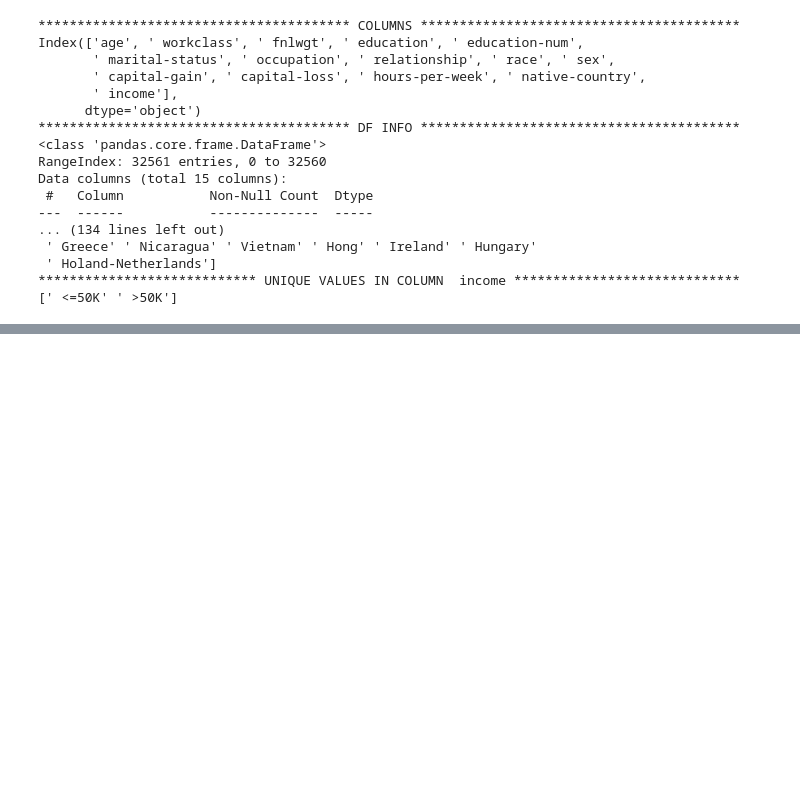
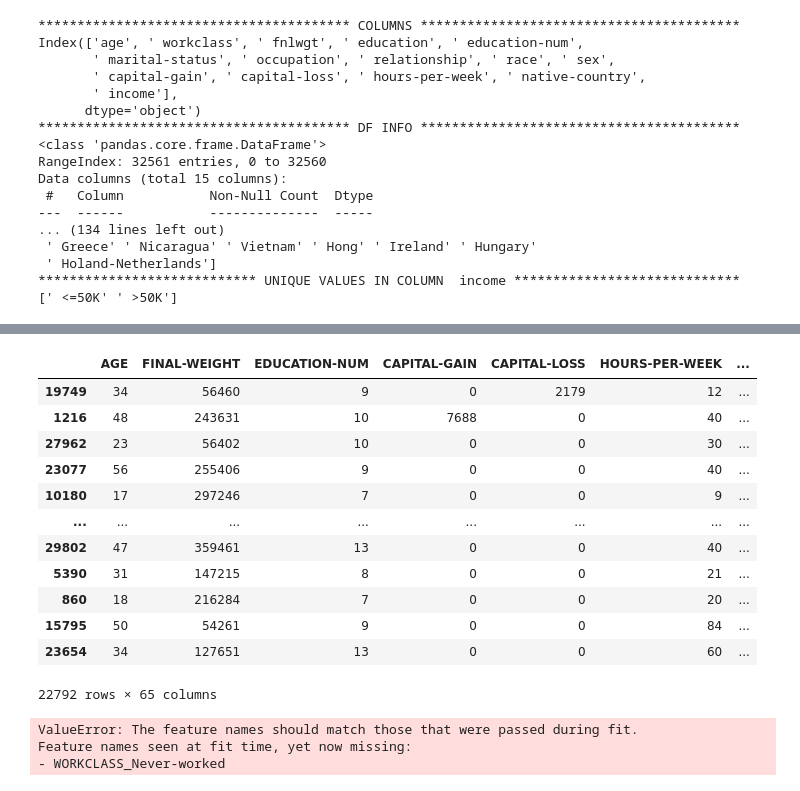
Before and after one commit to SerhatKaraman0/ds-ml-notebooks, a Jupyter notebook: ml-notebooks/ensemble_learning.ipynb, the cells around one changed output, grey strips where cells are left out. Saved outputs shown, nothing was run; the diff lists cells and outputs as text; code cells hidden in the pictures; blank space fills up the shorter version.

```diff
--- a/ml-notebooks/ensemble_learning.ipynb
+++ b/ml-notebooks/ensemble_learning.ipynb
@@ -74,0 +317,9 @@ Data columns (total 15 columns):
+# %%
+X_train["NATIVE-COUNTRY-ENCODED"] = X_train["NATIVE-COUNTRY"].map(target_means)
+X_train["NATIVE-COUNTRY-ENCODED"] = X_train["NATIVE-COUNTRY"].fillna(y_train_binary.mean())
+
+X_test["NATIVE-COUNTRY-ENCODED"] = X_test["NATIVE-COUNTRY"].map(target_means)
+X_test["NATIVE-COUNTRY-ENCODED"] = X_test["NATIVE-COUNTRY"].fillna(y_train_binary.mean())
+# %%
+X_train.drop("NATIVE-COUNTRY", axis=1, inplace=True)
+X_test.drop("NATIVE-COUNTRY", axis=1, inplace=True)
@@ -74,0 +336,22 @@ Data columns (total 15 columns):
+# %%
+X_train_encoded = preprocess_model.one_hot_encoder(X_train, cat_cols)
+X_test_encoded = preprocess_model.one_hot_encoder(X_test, cat_cols)
+# %%
+X_train_encoded.replace({False: 0, True: 1}, inplace=True)
+X_test_encoded.replace({False: 0, True: 1}, inplace=True)
+# %%
+X_train_encoded
+# %% [output]
+|  | AGE | FINAL-WEIGHT | EDUCATION-NUM | CAPITAL-GAIN | CAPITAL-LOSS | HOURS-PER-WEEK | ... |
+| 19749 | 34 | 56460 | 9 | 0 | 2179 | 12 | ... |
+| 1216 | 48 | 243631 | 10 | 7688 | 0 | 40 | ... |
+| 27962 | 23 | 56402 | 10 | 0 | 0 | 30 | ... |
+| 23077 | 56 | 255406 | 9 | 0 | 0 | 40 | ... |
+| 10180 | 17 | 297246 | 7 | 0 | 0 | 9 | ... |
+| ... | ... | ... | ... | ... | ... | ... | ... |
+| 29802 | 47 | 359461 | 13 | 0 | 0 | 40 | ... |
+| 5390 | 31 | 147215 | 8 | 0 | 0 | 21 | ... |
+| 860 | 18 | 216284 | 7 | 0 | 0 | 20 | ... |
+| 15795 | 50 | 54261 | 9 | 0 | 0 | 84 | ... |
+| 23654 | 34 | 127651 | 13 | 0 | 0 | 60 | ... |
+22792 rows × 65 columns
@@ -74,0 +361,11 @@ Data columns (total 15 columns):
+# %%
+from sklearn.preprocessing import RobustScaler
+
+scaler = RobustScaler()
+
+X_train_scaled = scaler.fit_transform(X_train_encoded)
+X_test_scaled = scaler.transform(X_test_encoded)
+# %% [output]
+ValueError: The feature names should match those that were passed during fit.
+Feature names seen at fit time, yet now missing:
+- WORKCLASS_Never-worked
```
Also changed, not shown: parts of 28 cells of this notebook, 6 other files.
